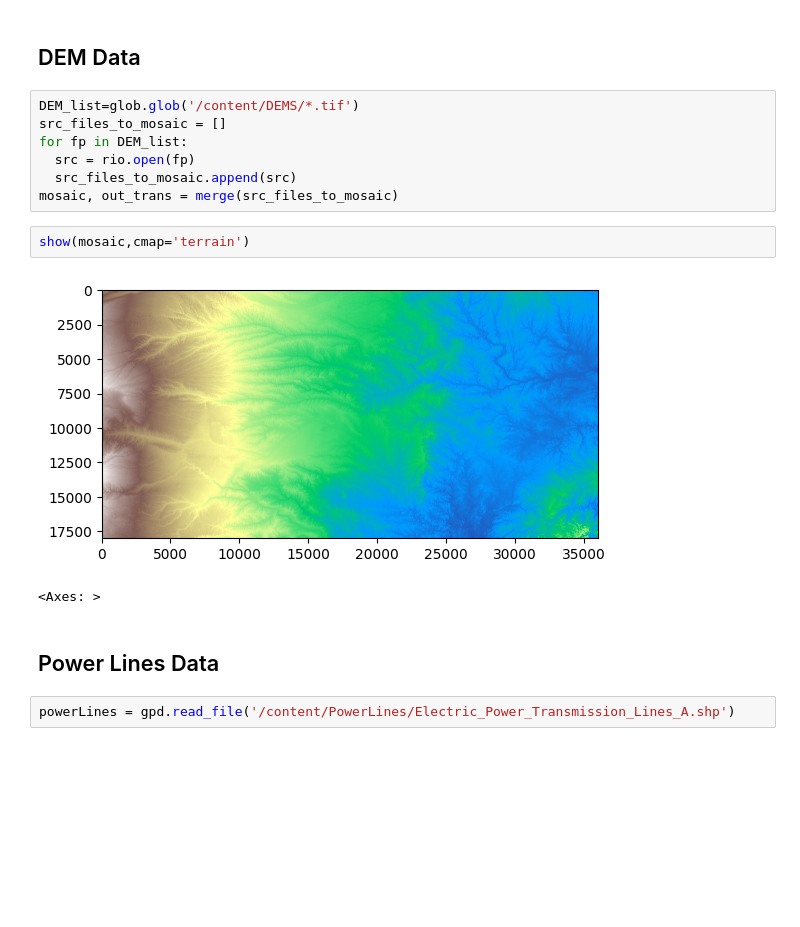
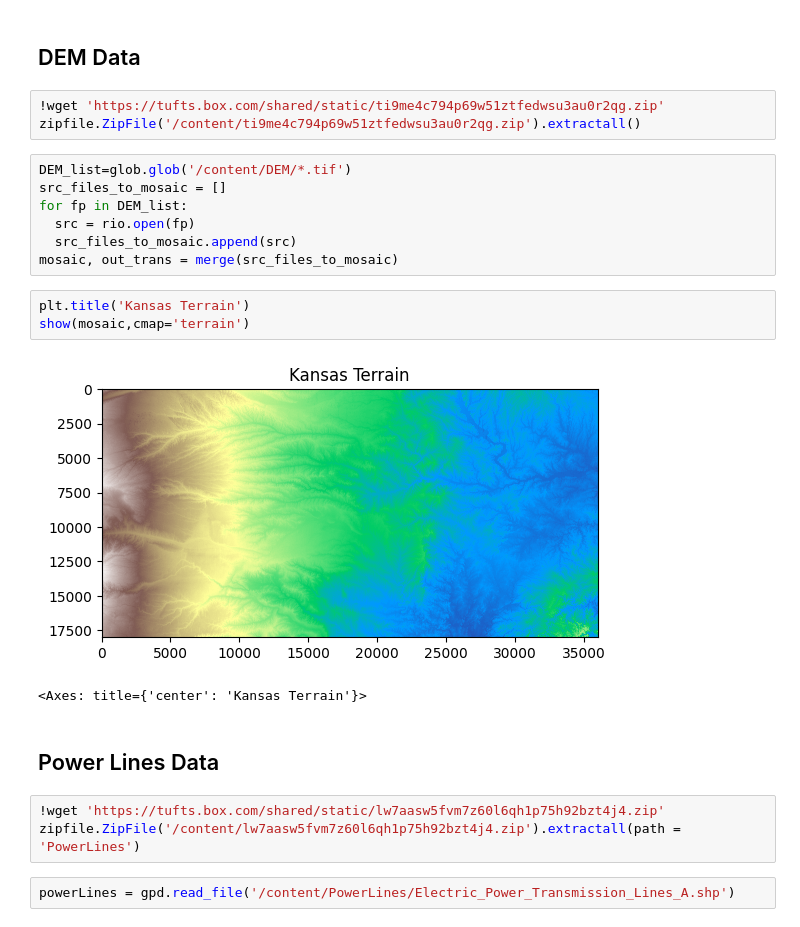
Before and after one commit to chad-fisher/KansasWind, a Jupyter notebook: Kansas_Windfarms.ipynb, the cells around one changed output. Saved outputs shown, nothing was run; the diff lists cells and outputs as text; blank space fills up the shorter version.

```diff
--- a/Kansas_Windfarms.ipynb
+++ b/Kansas_Windfarms.ipynb
@@ -223,19 +211,26 @@ show(avg_wind)
 # %% [markdown]
 ## DEM Data
+# %%
+!wget 'https://tufts.box.com/shared/static/ti9me4c794p69w51ztfedwsu3au0r2qg.zip'
+zipfile.ZipFile('/content/ti9me4c794p69w51ztfedwsu3au0r2qg.zip').extractall()
 # %%
-DEM_list=glob.glob('/content/DEMS/*.tif')
+DEM_list=glob.glob('/content/DEM/*.tif')
 src_files_to_mosaic = []
 for fp in DEM_list:
   src = rio.open(fp)
   src_files_to_mosaic.append(src)
 mosaic, out_trans = merge(src_files_to_mosaic)
 # %%
+plt.title('Kansas Terrain')
 show(mosaic,cmap='terrain')
 # %% [output]
-[figure, old version]
+[figure, new version]
-<Axes: >
+<Axes: title={'center': 'Kansas Terrain'}>
 # %% [markdown]
 ## Power Lines Data
+# %%
+!wget 'https://tufts.box.com/shared/static/lw7aasw5fvm7z60l6qh1p75h92bzt4j4.zip'
+zipfile.ZipFile('/content/lw7aasw5fvm7z60l6qh1p75h92bzt4j4.zip').extractall(path = 'PowerLines')
 # %%
 powerLines = gpd.read_file('/content/PowerLines/Electric_Power_Transmission_Lines_A.shp')
 # %%
```
Also changed, not shown: parts of 38 cells of this notebook.
